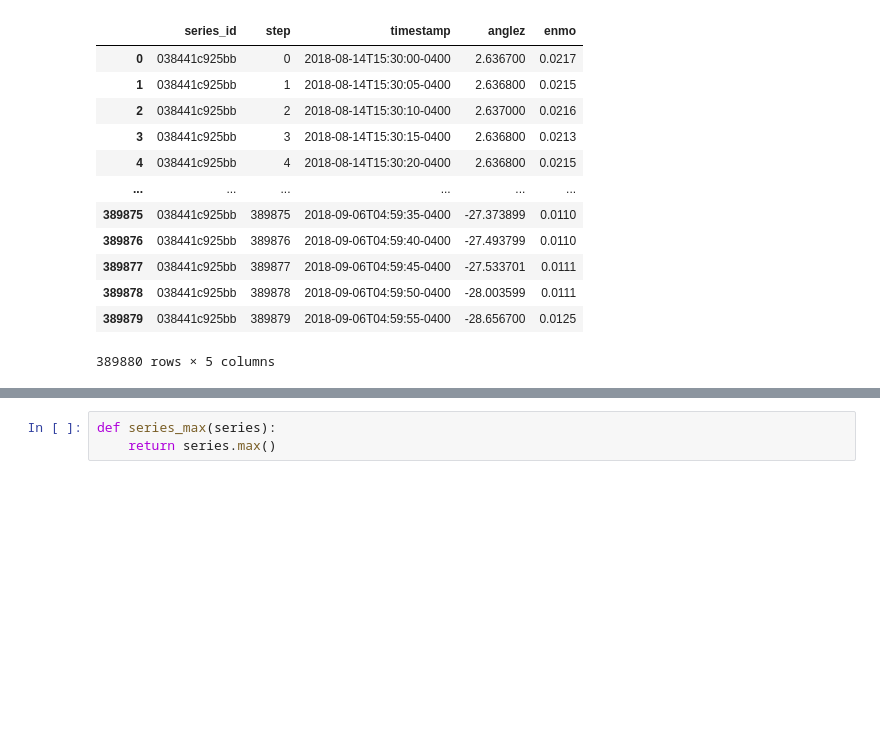
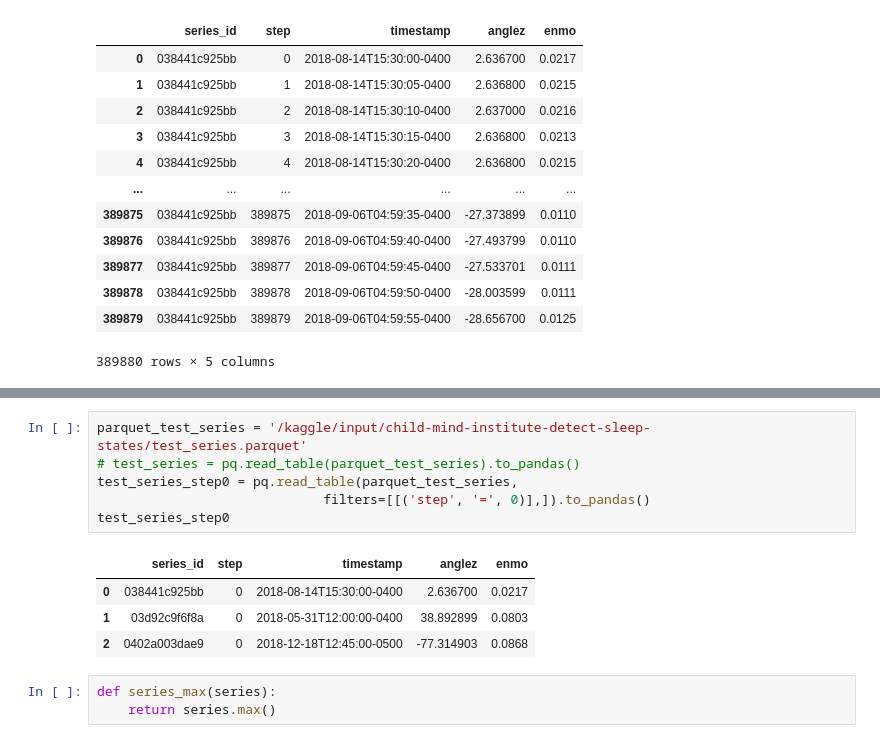
Before and after one commit to blu3crab/DeepPlay2023, a Jupyter notebook: KaggleSleepChallenge/aha-sleep-series-prep.ipynb, the cells around one changed output, grey strips where cells are left out. Saved outputs shown, nothing was run; the diff lists cells and outputs as text; blank space fills up the shorter version.

```diff
--- a/KaggleSleepChallenge/aha-sleep-series-prep.ipynb
+++ b/KaggleSleepChallenge/aha-sleep-series-prep.ipynb
@@ -73,3 +97,14 @@ train_series
+# %%
+parquet_test_series = '/kaggle/input/child-mind-institute-detect-sleep-states/test_series.parquet'
+# test_series = pq.read_table(parquet_test_series).to_pandas()
+test_series_step0 = pq.read_table(parquet_test_series,
+                             filters=[[('step', '=', 0)],]).to_pandas()
+test_series_step0
+# %% [output]
+|  | series_id | step | timestamp | anglez | enmo |
+| 0 | 038441c925bb | 0 | 2018-08-14T15:30:00-0400 | 2.636700 | 0.0217 |
+| 1 | 03d92c9f6f8a | 0 | 2018-05-31T12:00:00-0400 | 38.892899 | 0.0803 |
+| 2 | 0402a003dae9 | 0 | 2018-12-18T12:45:00-0500 | -77.314903 | 0.0868 |
 # %%
 def series_max(series):
     return series.max()
```
Also changed, not shown: parts of 4 cells of this notebook, 21 other files.
